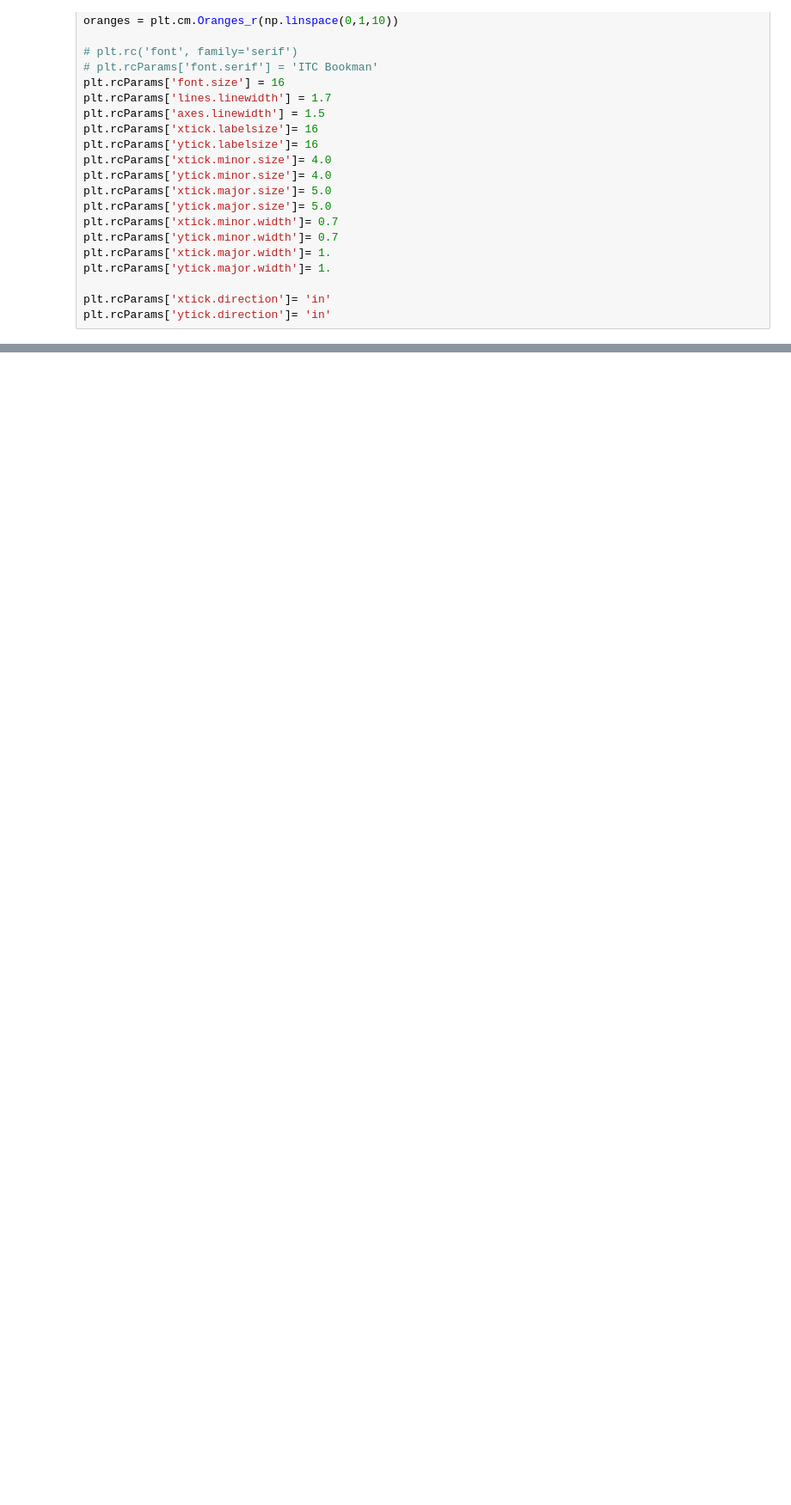
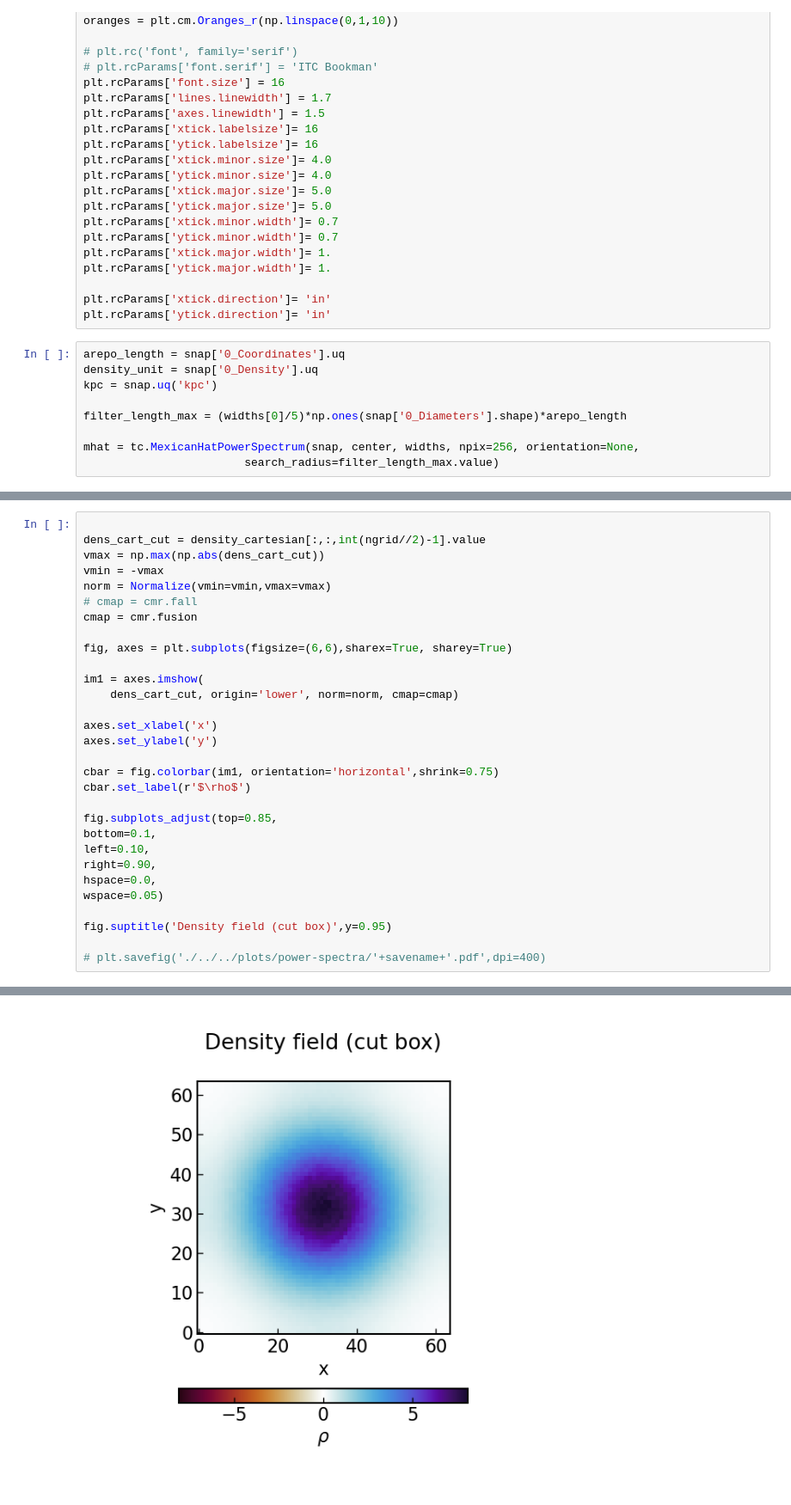
Before and after one commit to LorenzoLMP/turbocluster-public, a Jupyter notebook: examples/power_spectrum/example.ipynb, the cells around one changed output, grey strips where cells are left out. Shown: that part at 86% size. Saved outputs shown, nothing was run; the diff lists cells and outputs as text; blank space fills up the shorter version.

```diff
--- a/examples/power_spectrum/example.ipynb
+++ b/examples/power_spectrum/example.ipynb
@@ -52,3 +55,12 @@ plt.rcParams['ytick.major.width']= 1.
 
 plt.rcParams['xtick.direction']= 'in'
 plt.rcParams['ytick.direction']= 'in'
+# %%
+arepo_length = snap['0_Coordinates'].uq
+density_unit = snap['0_Density'].uq
+kpc = snap.uq('kpc')
+
+filter_length_max = (widths[0]/5)*np.ones(snap['0_Diameters'].shape)*arepo_length
+
+mhat = tc.MexicanHatPowerSpectrum(snap, center, widths, npix=256, orientation=None,
+                        search_radius=filter_length_max.value)
@@ -64,0 +212,31 @@ Attempting to get derived variable: 0_Volume... [DONE]
+# %%
+
+dens_cart_cut = density_cartesian[:,:,int(ngrid//2)-1].value
+vmax = np.max(np.abs(dens_cart_cut))
+vmin = -vmax
+norm = Normalize(vmin=vmin,vmax=vmax)
+# cmap = cmr.fall
+cmap = cmr.fusion
+
+fig, axes = plt.subplots(figsize=(6,6),sharex=True, sharey=True)
+
+im1 = axes.imshow(
+    dens_cart_cut, origin='lower', norm=norm, cmap=cmap)
+
+axes.set_xlabel('x')
+axes.set_ylabel('y')
+
+cbar = fig.colorbar(im1, orientation='horizontal',shrink=0.75)
+cbar.set_label(r'$\rho$')
+
+fig.subplots_adjust(top=0.85,
+bottom=0.1,
+left=0.10,
+right=0.90,
+hspace=0.0,
+wspace=0.05)
+
+fig.suptitle('Density field (cut box)',y=0.95)
+
+# plt.savefig('./../../plots/power-spectra/'+savename+'.pdf',dpi=400)
+# %% [output]
@@ -64,0 +244 @@ Attempting to get derived variable: 0_Volume... [DONE]
+[figure, added]
```
Also changed, not shown: parts of 20 cells of this notebook, 4 other files.
